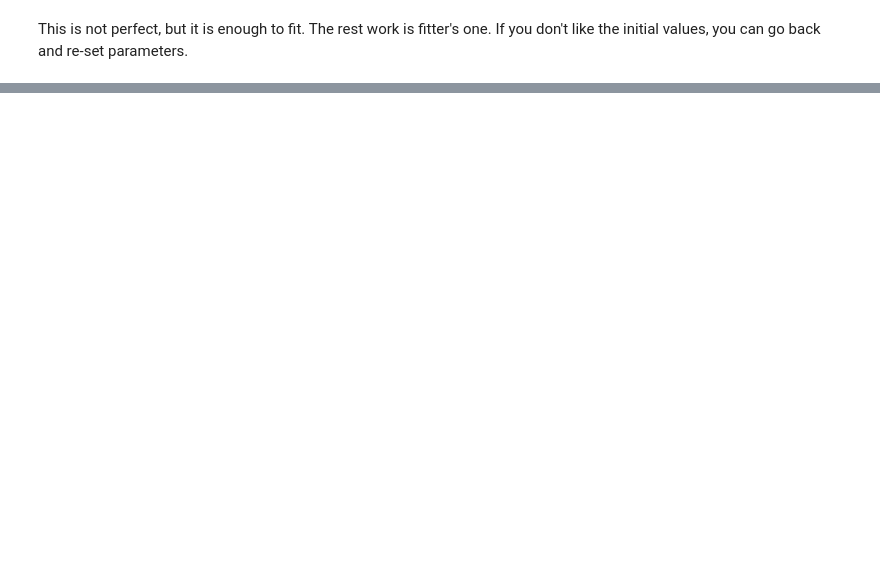
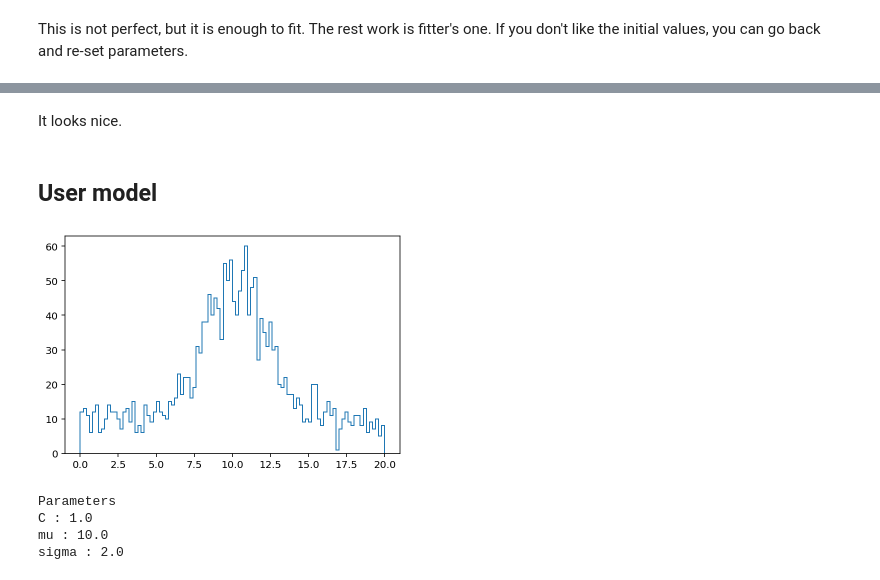
Before and after one commit to mzks/mzfit, a Jupyter notebook: notebook/zfitter1.ipynb, the cells around one changed output, grey strips where cells are left out. Drawn from its saved outputs; the diff is of its cells as text; code cells hidden in the pictures; blank space fills up the shorter version.

Commit message:
Add notebook to explain how to add user model

```diff
--- a/notebook/zfitter1.ipynb
+++ b/notebook/zfitter1.ipynb
@@ -89,0 +86,25 @@ plt.legend()
+# %% [markdown]
+It looks nice.
+# %% [markdown]
+## User model
+# %%
+# Data is not on simple gaussian
+signal = np.random.normal(10, 2, 1000)
+background = np.random.uniform(0, 20, 1000)
+data = np.concatenate([signal, background])
+zf2 = zfitter(data)
+zf2.draw()
+# %% [output]
+[figure, added]
+# %%
+# User model as python function
+from zfit import z
+def user_func(x, mu=10, sigma=2, C=1):
+    return z.exp(-z.square((x - mu) / sigma)) + C
+
+zf2.set_model_func(user_func)
+# %% [output]
+Parameters
+C : 1.0
+mu : 10.0
+sigma : 2.0
```
Also changed, not shown: parts of 8 cells of this notebook.
